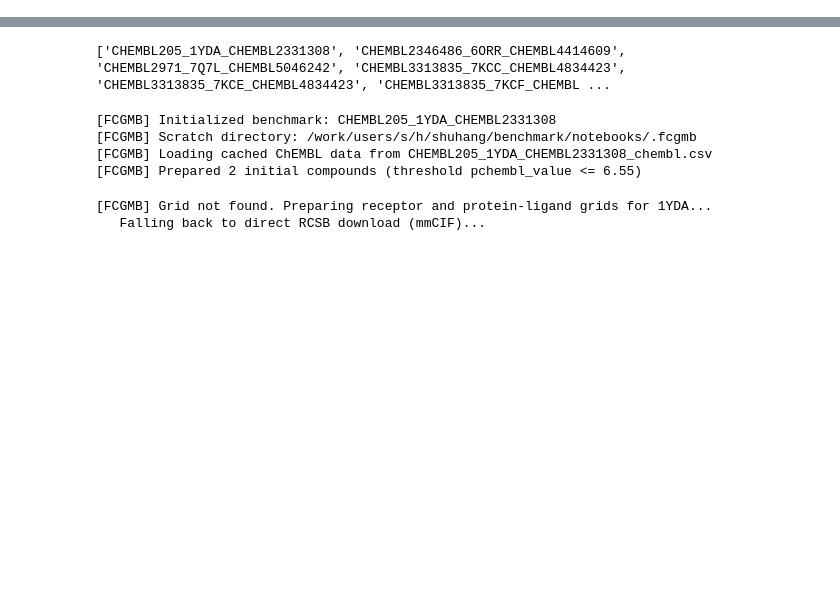
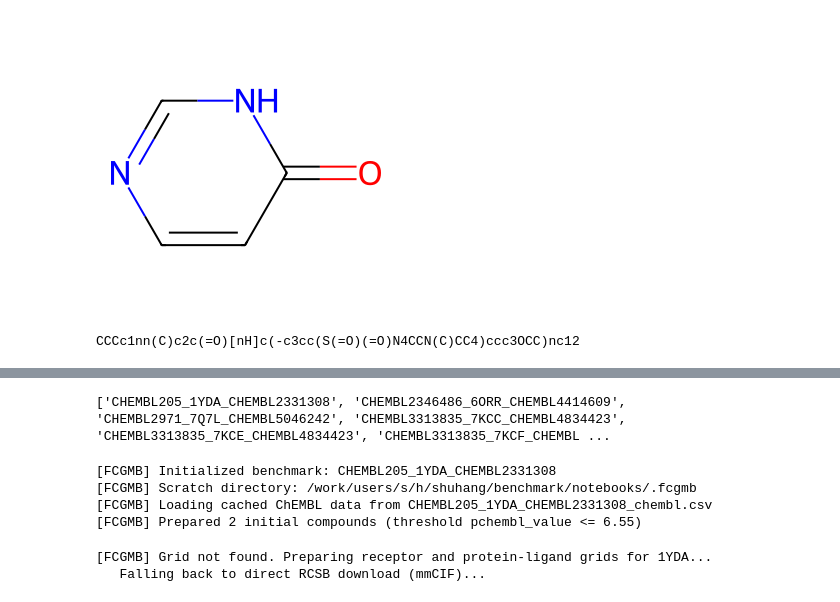
Before and after one commit to Popov-Lab-UNC/mockdock, a Jupyter notebook: notebooks/playground.ipynb, the cells around one changed output, grey strips where cells are left out. Saved outputs shown, nothing was run; the diff lists cells and outputs as text; code cells hidden in the pictures; blank space fills up the shorter version.

```diff
--- a/notebooks/playground.ipynb
+++ b/notebooks/playground.ipynb
@@ -0,0 +14,11 @@
+# %%
+query = Chem.MolFromSmiles('O=C1C=CN=CN1')
+Draw.MolToImage(query)
+# %% [output]
+[figure, added]
+# %%
+for mol in mols:
+    if mol.HasSubstructMatch(query):
+        print(Chem.MolToSmiles(mol))
+# %% [output]
+CCCc1nn(C)c2c(=O)[nH]c(-c3cc(S(=O)(=O)N4CCN(C)CC4)ccc3OCC)nc12
```
Also changed, not shown: parts of 9 cells of this notebook, 1 other file.
